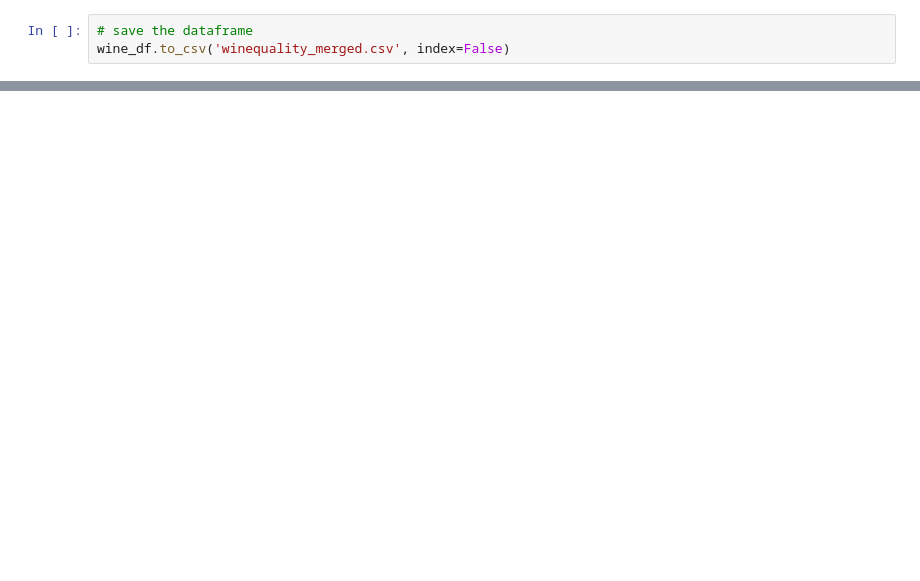
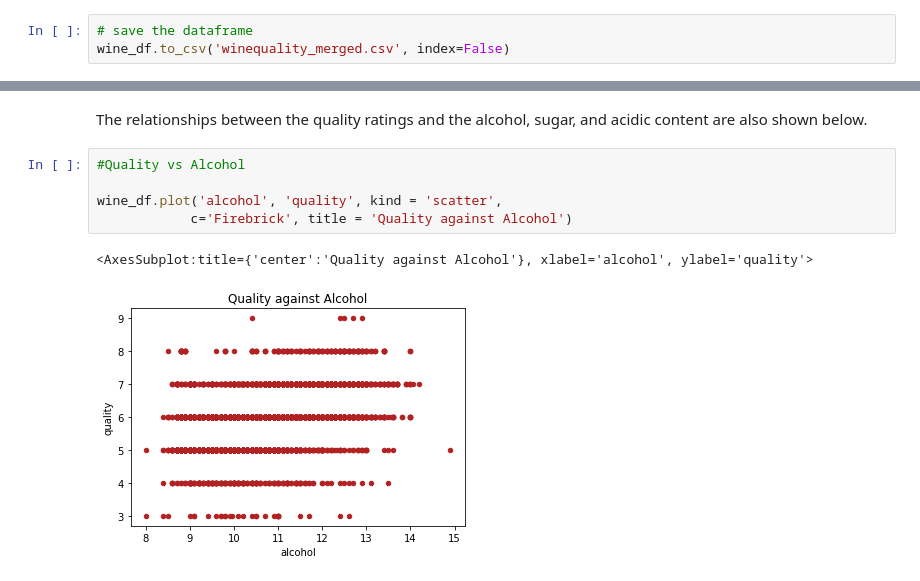
Before and after one commit to ItunuoluwaOlowoye/winequality-analysis, a Jupyter notebook: Wine Quality Analysis.ipynb, the cells around one changed output, grey strips where cells are left out. Cells and saved outputs as stored; diff of their text form; blank space fills up the shorter version.

```diff
--- a/Wine Quality Analysis.ipynb
+++ b/Wine Quality Analysis.ipynb
@@ -188,0 +248,10 @@ wine_df.to_csv('winequality_merged.csv', index=False)
+# %% [markdown]
+The relationships between the quality ratings and the alcohol, sugar, and acidic content are also shown below.
+# %%
+#Quality vs Alcohol
+
+wine_df.plot('alcohol', 'quality', kind = 'scatter',
+            c='Firebrick', title = 'Quality against Alcohol')
+# %% [output]
+<AxesSubplot:title={'center':'Quality against Alcohol'}, xlabel='alcohol', ylabel='quality'>
+[figure, added]
```
Also changed, not shown: parts of 31 cells of this notebook.
